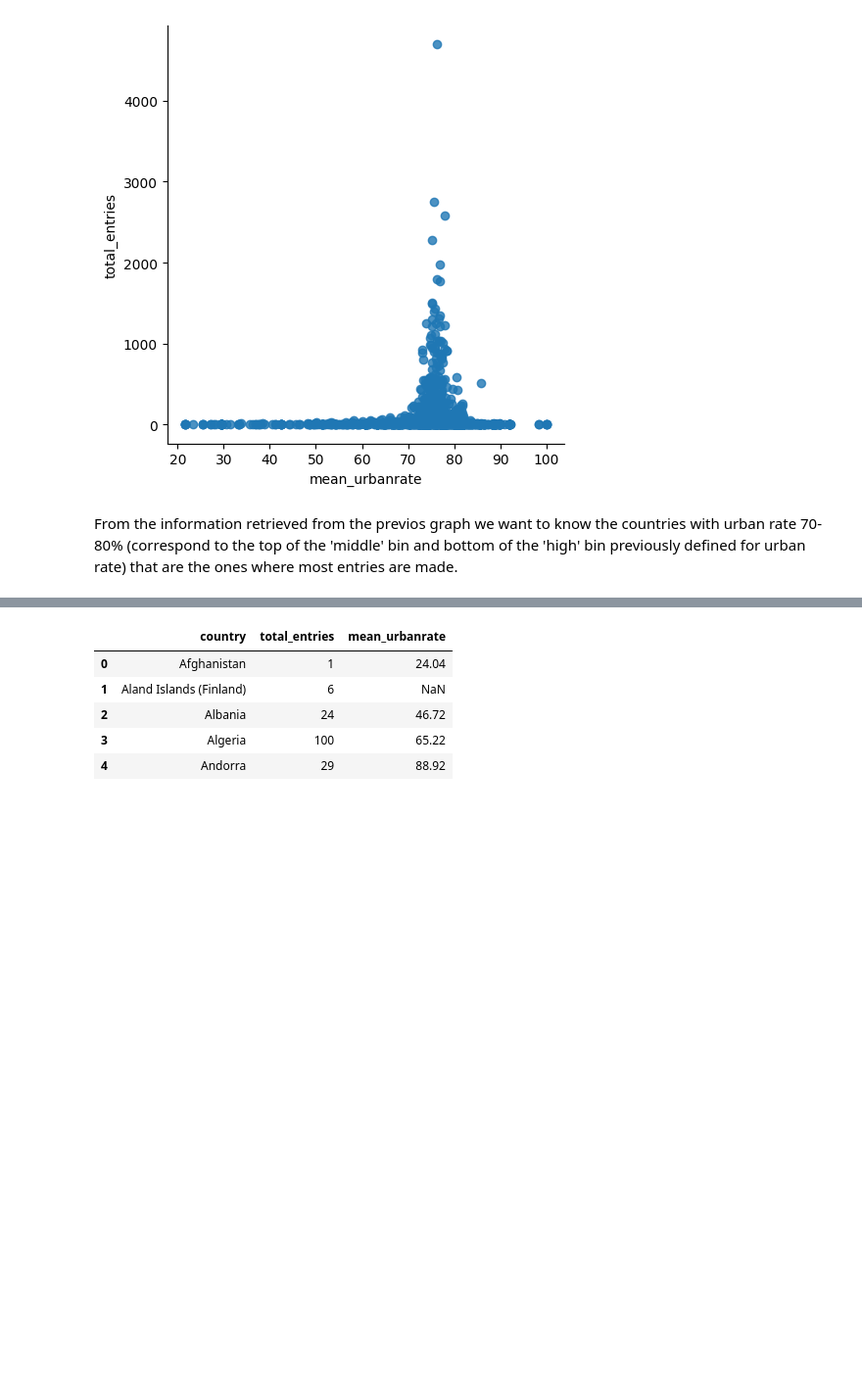
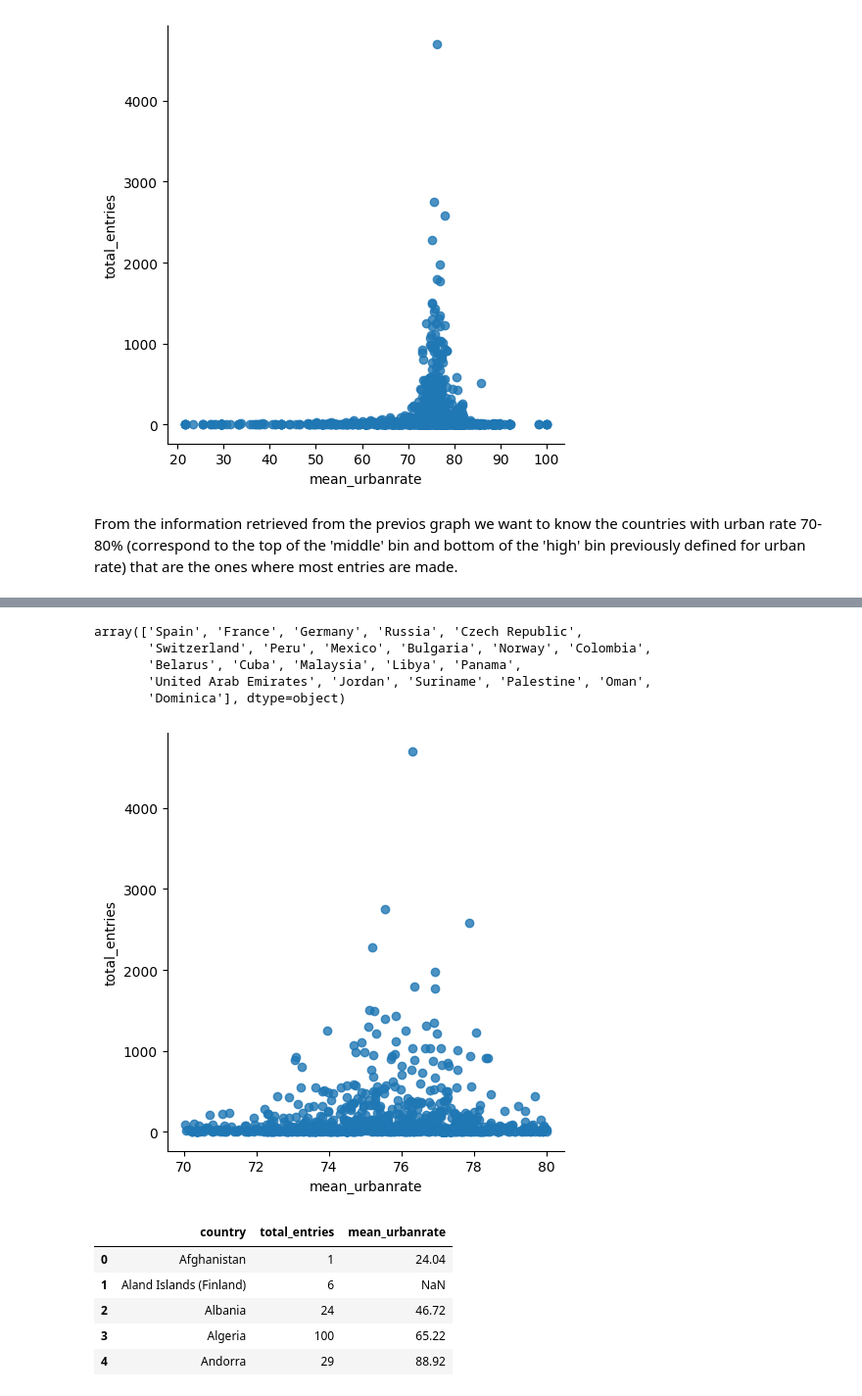
Before and after one commit to Tallaringues/mid-bootcamp-project-plantanet, a Jupyter notebook: Notebooks/EDA.ipynb, the cells around one changed output, grey strips where cells are left out. Shown at 98% size. Cells and saved outputs as stored; diff of their text form; code cells hidden in the pictures; blank space fills up the shorter version.

```diff
--- a/Notebooks/EDA.ipynb
+++ b/Notebooks/EDA.ipynb
@@ -622,3 +626,14 @@ plt.show()
 [figure]
 # %% [markdown]
 From the information retrieved from the previos graph we want to know the countries with urban rate 70-80% (correspond to the top of the 'middle' bin and bottom of the 'high' bin previously defined for urban rate) that are the ones where most entries are made.
+# %%
+def filter_urbanrate(df, min_urbanrate, max_urbanrate):
+    '''
+    This function filters the urbanrate column by a given min and a max values
+    Returns: filtered dataframe
+    '''
+    filtered_df = df[(df['urbanrate'] >= min_urbanrate) & (df['urbanrate'] <= max_urbanrate)]
+    return filtered_df
+# %%
+mid_high_urbanrate_df = filter_urbanrate(plant_nan, 70, 80)
+mid_high_urbanrate_df.head()
@@ -624,0 +647,8 @@ From the information retrieved from the previos graph we want to know the countr
+# %%
+mid_high_urbanrate_df['country'].unique()
+# %% [output]
+array(['Spain', 'France', 'Germany', 'Russia', 'Czech Republic',
+       'Switzerland', 'Peru', 'Mexico', 'Bulgaria', 'Norway', 'Colombia',
+       'Belarus', 'Cuba', 'Malaysia', 'Libya', 'Panama',
+       'United Arab Emirates', 'Jordan', 'Suriname', 'Palestine', 'Oman',
+       'Dominica'], dtype=object)
@@ -625,3 +661,10 @@ From the information retrieved from the previos graph we want to know the countr
+# %%
+sns.lmplot(x='urbanrate', y='total_entries', data=mid_high_urbanrate_df,
+           fit_reg=False # No regression line
+          )
+plt.show()
+# %% [output]
+[figure, added]
 # %%
 plant_country_df = plant_nan.pivot_table(index=['country'], values=['urbanrate', 'occurrenceid'],
                                                aggfunc = {'urbanrate':'mean','occurrenceid':'count'}
```
Also changed, not shown: parts of 11 cells of this notebook, 1 other file.
